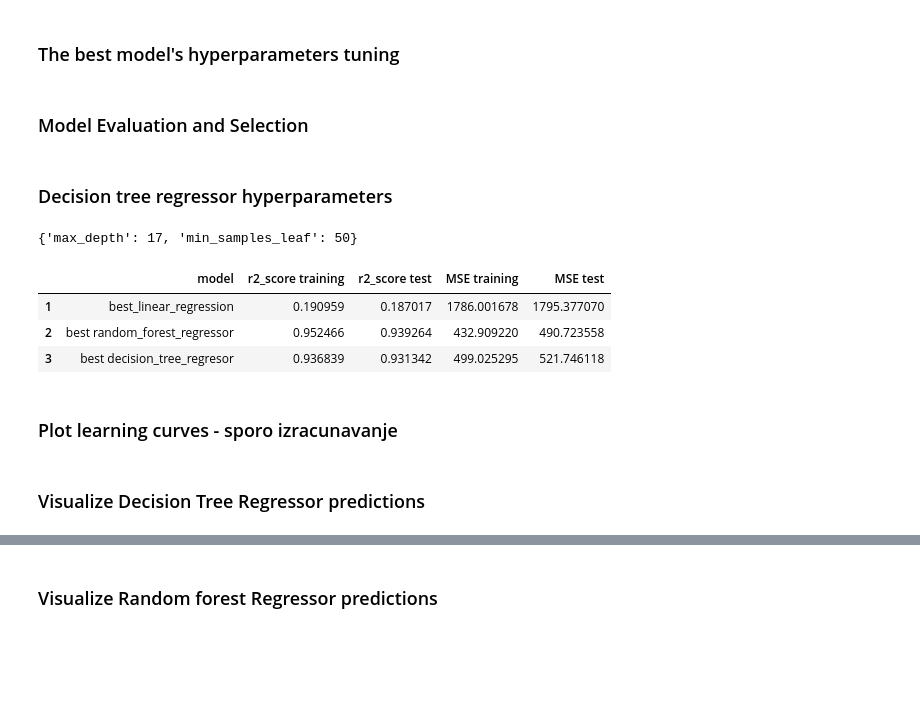
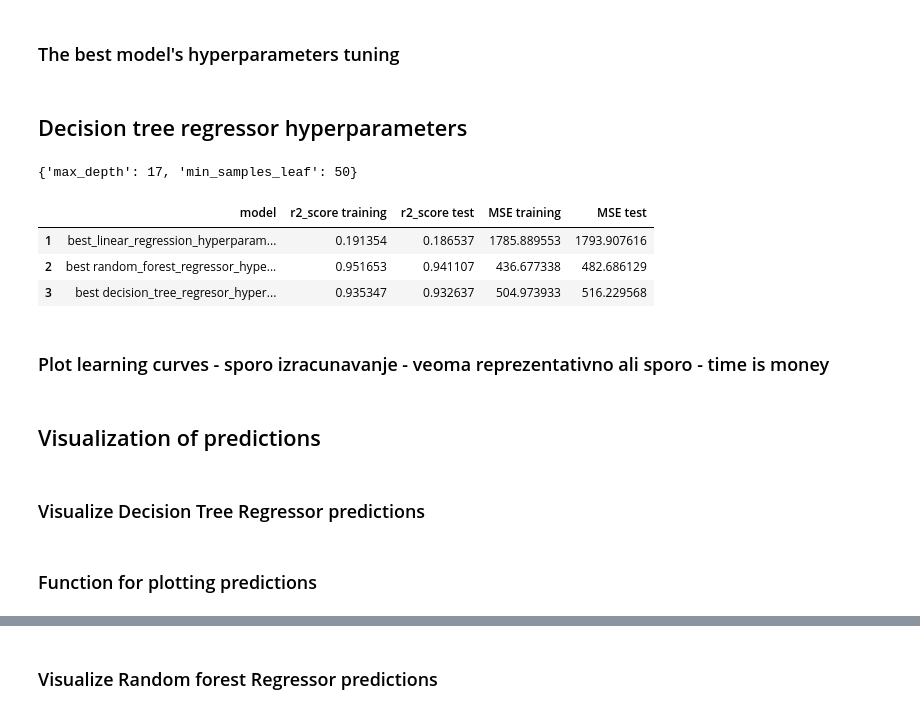
Before and after one commit to MrFICAX/Machine_Learning_Project_1, a Jupyter notebook: Projekat1_InProgress.ipynb, the cells around one changed output, grey strips where cells are left out. Cells and saved outputs as stored; diff of their text form; code cells hidden in the pictures; blank space fills up the shorter version.

```diff
--- a/Projekat1_InProgress.ipynb
+++ b/Projekat1_InProgress.ipynb
@@ -753,7 +888,6 @@ df.head()
 # %%
 #SSS
 # Using Skicit-learn to split data into training and testing sets
-from sklearn.model_selection import train_test_split
 pdf=df.copy()
 labels = np.array(pdf['traffic_volume'])
 features= pdf.drop('traffic_volume', axis = 1)
@@ -765,7 +899,7 @@ feature_list = list(features.columns)
 features = np.array(features)
 
 # Split the data into training and testing sets
-train_features, test_features, train_labels, test_labels = train_test_split(features, labels, test_size = 0.20, random_state = 42)
+train_features, test_features, train_labels, test_labels = train_test_split(features, labels, test_size = 0.25, random_state = 42)
 
 print('Training Features Shape:', train_features.shape)
 print('Training Labels Shape:', train_labels.shape)
@@ -789,28 +920,0 @@ Testing Labels Shape: (9639,)
-# %%
-#SSS
-# Instantiate model
-rf = RandomForestRegressor(n_estimators= 100, random_state=0)#n_estimators: int = 100, *, criterion: str = "squared_error", max_depth: Any | None = None, min_samples_split: int = 2, min_samples_leaf: int = 1, min_weight_fraction_leaf: float = 0, max_features: str = "auto", max_leaf_nodes: Any | None = None, min_impurity_decrease: float = 0, bootstrap: bool = True, oob_score: bool = False, n_jobs: Any | None = None, random_state: Any | None = None, verbose: int = 0, warm_start: bool = False, ccp_alpha: float = 0, max_samples: Any | None = None
-
-# Train the model on training data
-rf.fit(train_features, train_labels);
-
-# Use the forest's predict method on the test data
-predictions = rf.predict(test_features)
-
-# Calculate the absolute errors
-errors = abs(predictions - test_labels)
-
-# Print out the mean absolute error (mae)
-print('Mean Absolute Error:', round(np.mean(errors), 2), 'people.')
-MSERandomFR = np.sqrt(mean_squared_error(test_labels, predictions))
-
-print("MSE using RandomForestRegressor: " + str(MSERandomFR))
-
-# Calculate mean absolute percentage error (MAPE)
-mape = 100*(errors / test_labels)
-
-print(mape)
-
-# Calculate and display accuracy
-accuracy = 100 - np.mean(mape)
-print('Accuracy:', round(accuracy, 2), '%.')
@@ -1018,7 +1096,5 @@ data_table1.head()
 # %% [markdown]
 ### The best model's hyperparameters tuning
-# %% [markdown]
-### Model Evaluation and Selection
 # %% [markdown]
-### Decision tree regressor hyperparameters
+## Decision tree regressor hyperparameters
 # %%
@@ -1056,19 +1128,19 @@ grid_search.best_params_
 # %%
 #SSS
 models = {
-    'best_linear_regression': LinearRegression(),
-    'best random_forest_regressor': RandomForestRegressor(max_depth=17, n_estimators=100, min_samples_leaf=10),
-    'best decision_tree_regresor': DecisionTreeRegressor(max_depth=15, min_samples_leaf=50),
+    'best_linear_regression_hyperparameters': LinearRegression(),
+    'best random_forest_regressor_hyperparameters': RandomForestRegressor(max_depth=17, n_estimators=100, min_samples_leaf=10),
+    'best decision_tree_regresor_hyperparameters': DecisionTreeRegressor(max_depth=15, min_samples_leaf=50),
 }
 #data_table=pd.concat([data_table,(train_test_various_models(models, train_features, test_features, train_labels, test_labels))])
 data_table2=train_test_various_models(models, train_features, test_features, train_labels, test_labels)
 data_table2.head(10)
 # %% [output]
 |  | model | r2_score training | r2_score test | MSE training | MSE test |
-| 1 | best_linear_regression | 0.190959 | 0.187017 | 1786.001678 | 1795.377070 |
-| 2 | best random_forest_regressor | 0.952466 | 0.939264 | 432.909220 | 490.723558 |
-| 3 | best decision_tree_regresor | 0.936839 | 0.931342 | 499.025295 | 521.746118 |
+| 1 | best_linear_regression_hyperparam... | 0.191354 | 0.186537 | 1785.889553 | 1793.907616 |
+| 2 | best random_forest_regressor_hype... | 0.951653 | 0.941107 | 436.677338 | 482.686129 |
+| 3 | best decision_tree_regresor_hyper... | 0.935347 | 0.932637 | 504.973933 | 516.229568 |
 # %% [markdown]
-### Plot learning curves - sporo izracunavanje
+### Plot learning curves - sporo izracunavanje -  veoma reprezentativno ali sporo - time is money
 # %%
 def plot_learning_curves(model, X, y):
@@ -1095,2 +1164,6 @@ plot_learning_curves(RandomForestRegressor(max_depth=17, n_estimators=50,
+# %% [markdown]
+## Visualization of predictions
 # %% [markdown]
 ### Visualize Decision Tree Regressor predictions
+# %% [markdown]
+### Function for plotting predictions
```
Also changed, not shown: parts of 156 cells of this notebook, 1 other file.
